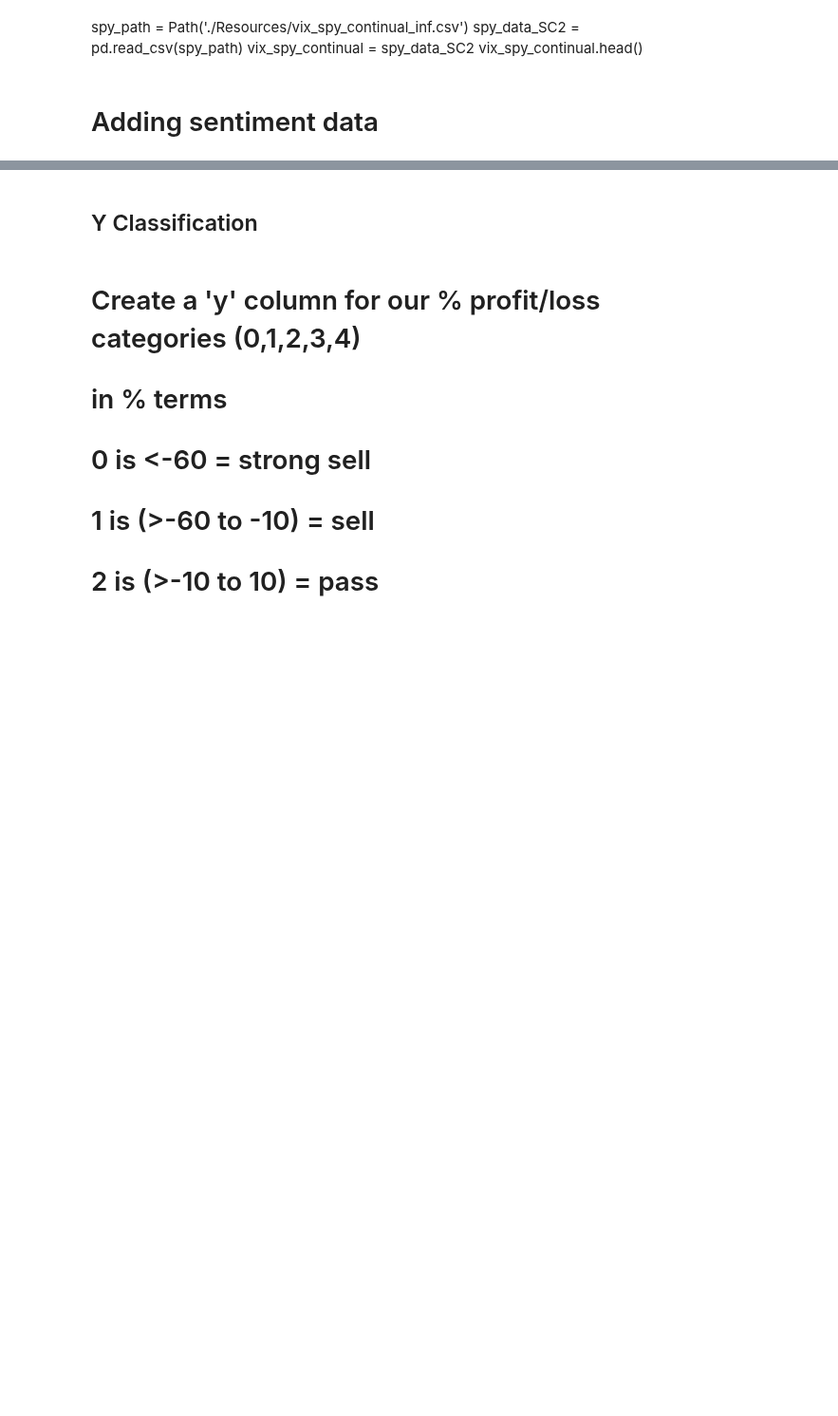
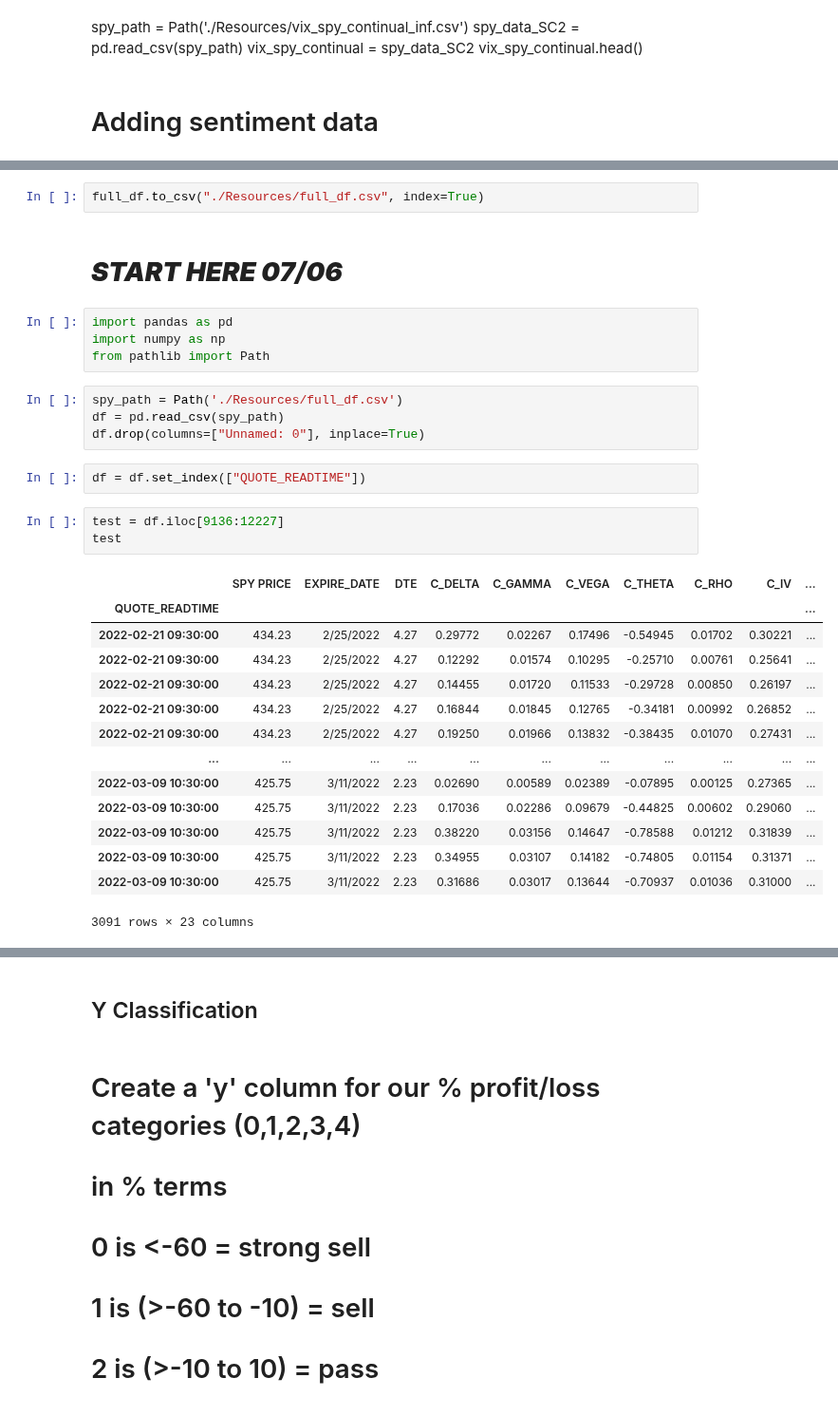
Before and after one commit to aarch23/OptYx, a Jupyter notebook: SpyRawDataV4.ipynb, the cells around one changed output, grey strips where cells are left out. Shown at 95% size. Saved outputs shown, nothing was run; the diff lists cells and outputs as text; blank space fills up the shorter version.

Commit message:
update, start at START HERE 07/06

```diff
--- a/SpyRawDataV4.ipynb
+++ b/SpyRawDataV4.ipynb
@@ -402,0 +260,32 @@ full_df.head()
+# %%
+full_df.to_csv("./Resources/full_df.csv", index=True)
+# %% [markdown]
+# __*START HERE 07/06*__
+# %%
+import pandas as pd
+import numpy as np
+from pathlib import Path
+# %%
+spy_path = Path('./Resources/full_df.csv')
+df = pd.read_csv(spy_path)
+df.drop(columns=["Unnamed: 0"], inplace=True)
+# %%
+df = df.set_index(["QUOTE_READTIME"])
+# %%
+test = df.iloc[9136:12227]
+test
+# %% [output]
+|  | SPY PRICE | EXPIRE_DATE | DTE | C_DELTA | C_GAMMA | C_VEGA | C_THETA | C_RHO | C_IV | ... |
+| QUOTE_READTIME |  |  |  |  |  |  |  |  |  | ... |
+| 2022-02-21 09:30:00 | 434.23 | 2/25/2022 | 4.27 | 0.29772 | 0.02267 | 0.17496 | -0.54945 | 0.01702 | 0.30221 | ... |
+| 2022-02-21 09:30:00 | 434.23 | 2/25/2022 | 4.27 | 0.12292 | 0.01574 | 0.10295 | -0.25710 | 0.00761 | 0.25641 | ... |
+| 2022-02-21 09:30:00 | 434.23 | 2/25/2022 | 4.27 | 0.14455 | 0.01720 | 0.11533 | -0.29728 | 0.00850 | 0.26197 | ... |
+| 2022-02-21 09:30:00 | 434.23 | 2/25/2022 | 4.27 | 0.16844 | 0.01845 | 0.12765 | -0.34181 | 0.00992 | 0.26852 | ... |
+| 2022-02-21 09:30:00 | 434.23 | 2/25/2022 | 4.27 | 0.19250 | 0.01966 | 0.13832 | -0.38435 | 0.01070 | 0.27431 | ... |
+| ... | ... | ... | ... | ... | ... | ... | ... | ... | ... | ... |
+| 2022-03-09 10:30:00 | 425.75 | 3/11/2022 | 2.23 | 0.02690 | 0.00589 | 0.02389 | -0.07895 | 0.00125 | 0.27365 | ... |
+| 2022-03-09 10:30:00 | 425.75 | 3/11/2022 | 2.23 | 0.17036 | 0.02286 | 0.09679 | -0.44825 | 0.00602 | 0.29060 | ... |
+| 2022-03-09 10:30:00 | 425.75 | 3/11/2022 | 2.23 | 0.38220 | 0.03156 | 0.14647 | -0.78588 | 0.01212 | 0.31839 | ... |
+| 2022-03-09 10:30:00 | 425.75 | 3/11/2022 | 2.23 | 0.34955 | 0.03107 | 0.14182 | -0.74805 | 0.01154 | 0.31371 | ... |
+| 2022-03-09 10:30:00 | 425.75 | 3/11/2022 | 2.23 | 0.31686 | 0.03017 | 0.13644 | -0.70937 | 0.01036 | 0.31000 | ... |
+3091 rows × 23 columns
```
Also changed, not shown: parts of 30 cells of this notebook.
